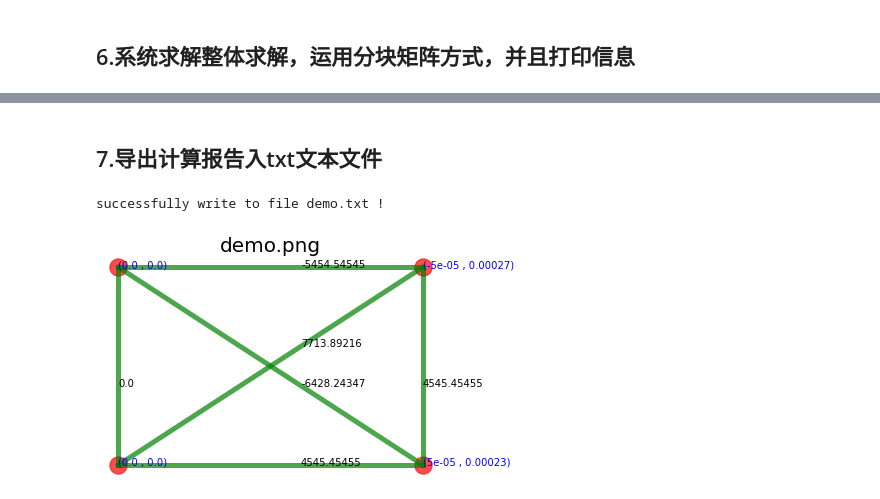
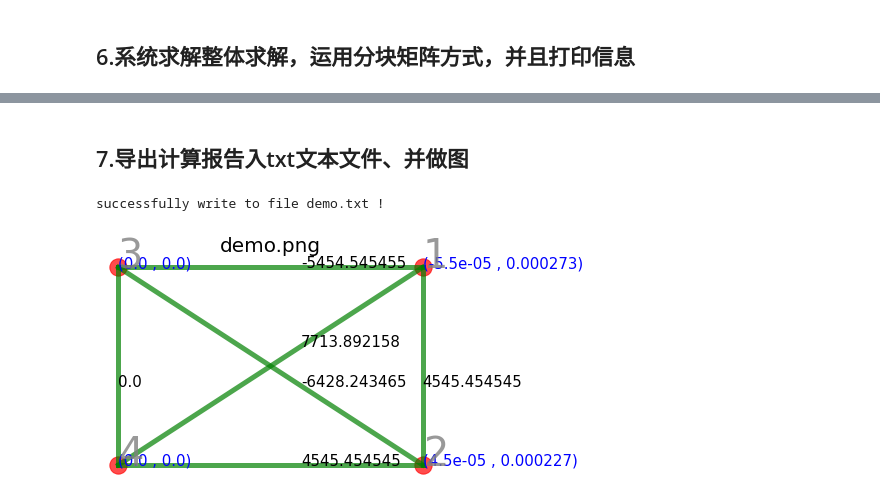
Before and after one commit to cherose2004/learning, a Jupyter notebook: project/FEM/version-py/myFEM.ipynb, the cells around one changed output, grey strips where cells are left out. Drawn from its saved outputs; the diff is of its cells as text; code cells hidden in the pictures.

```diff
--- a/project/FEM/version-py/myFEM.ipynb
+++ b/project/FEM/version-py/myFEM.ipynb
@@ -99,7 +99,7 @@ Vertical Displacement v =  0.0
 # %% [markdown]
-## 7.导出计算报告入txt文本文件
+## 7.导出计算报告入txt文本文件、并做图
 # %%
-sys.export('demo.txt' , 'demo.png')
+sys.export('demo.txt' , 'demo.png' , 6)
 # %% [output]
 successfully write to file demo.txt !
-[figure, old version]
+[figure, new version]
```
Also changed, not shown: parts of 1 cell of this notebook, 4 other files.
